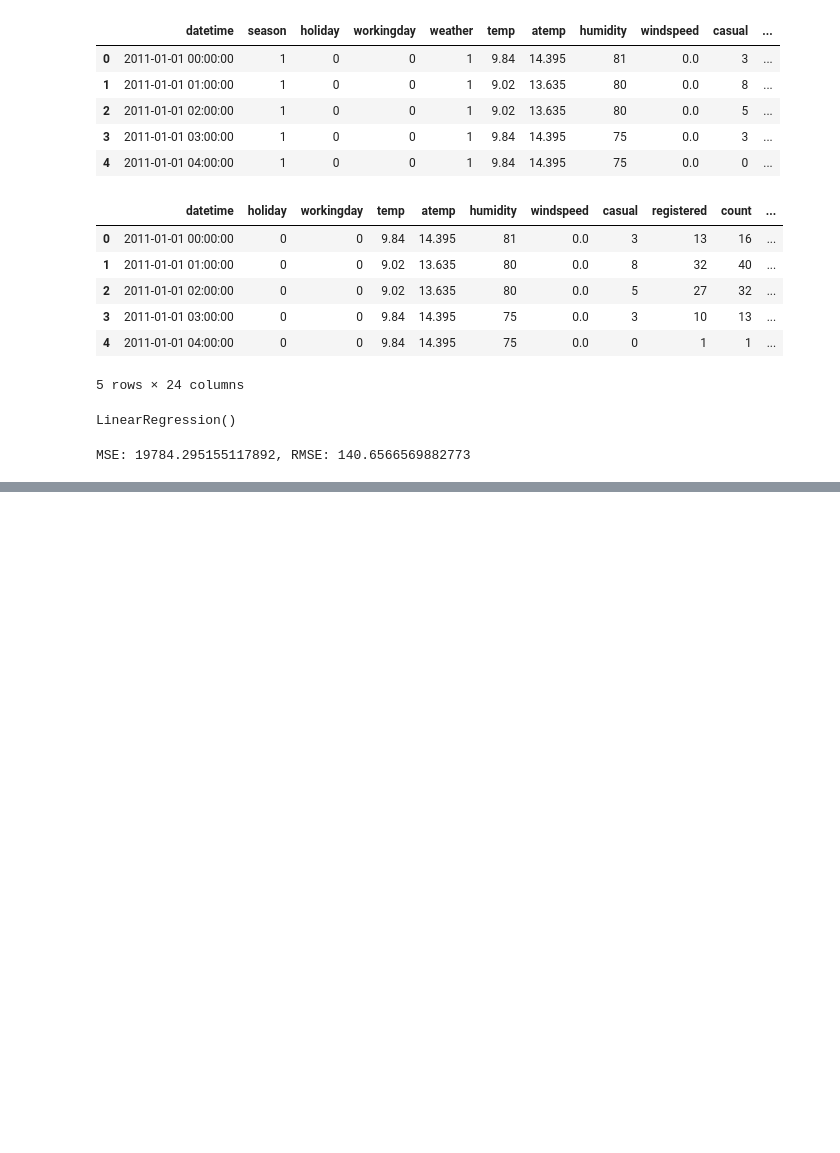
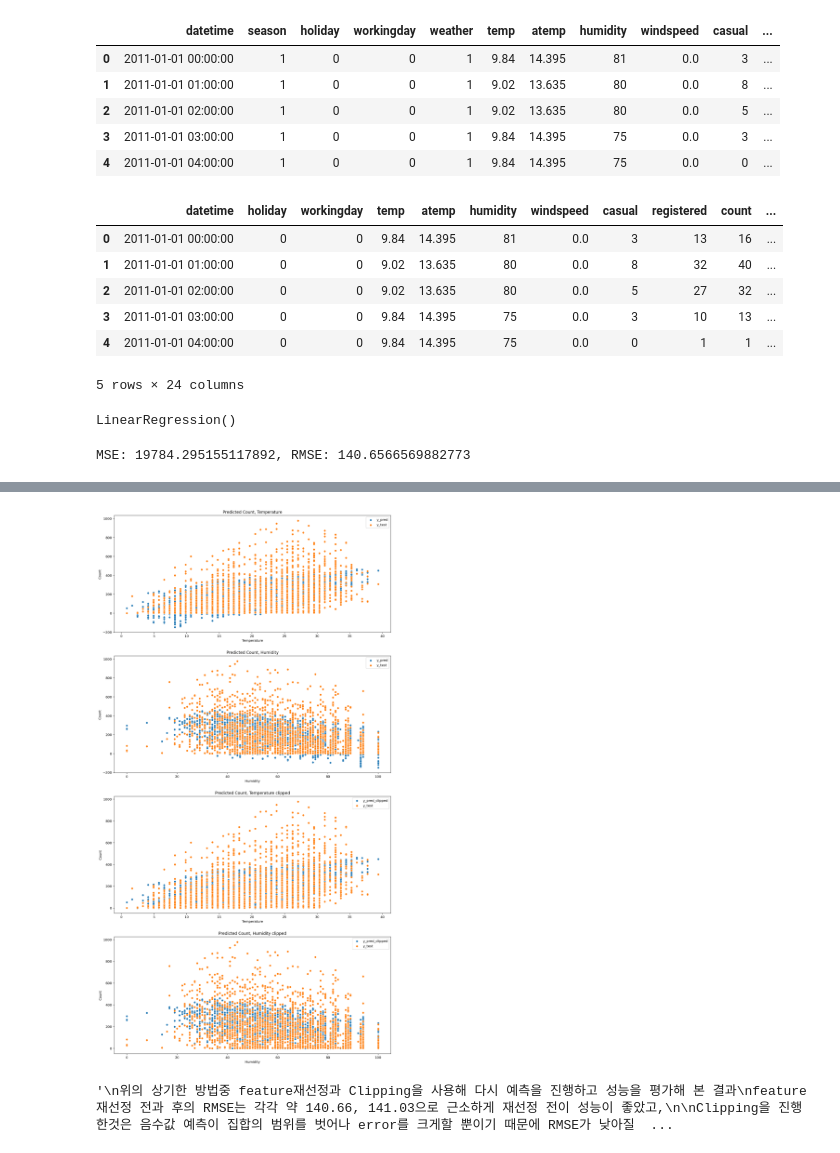
Before and after one commit to ggumtakg/AIFFEL_quest_rs, a Jupyter notebook: Exploration/Ex01/Ex01.ipynb, the cells around one changed output, grey strips where cells are left out. Drawn from its saved outputs; the diff is of its cells as text; code cells hidden in the pictures; blank space fills up the shorter version.

```diff
--- a/Exploration/Ex01/Ex01.ipynb
+++ b/Exploration/Ex01/Ex01.ipynb
@@ -379,0 +415,47 @@ plt.show()
+# %%
+plt.figure(figsize=(15, 30))#예측과 실제 시각화
+plt.subplot(4, 1, 1)
+sns.scatterplot(x=X_test['temp'], y=y_pred, label='y_pred')
+sns.scatterplot(x=X_test['temp'], y=y_test, label='y_test')
+plt.title('Predicted Count, Temperature')
+plt.xlabel('Temperature')
+plt.ylabel('Count')
+plt.legend()
+
+plt.subplot(4, 1, 2)
+sns.scatterplot(x=X_test['humidity'], y=y_pred, label='y_pred')
+sns.scatterplot(x=X_test['humidity'], y=y_test, label='y_test')
+plt.title('Predicted Count, Humidity')
+plt.xlabel('Humidity')
+plt.ylabel('Count')
+plt.legend()
+
+plt.subplot(4, 1, 3)
+sns.scatterplot(x=X_test['temp'], y=y_pred_clipped, label='y_pred_clipped')
+sns.scatterplot(x=X_test['temp'], y=y_test, label='y_test')
+plt.title('Predicted Count, Temperature clipped')
+plt.xlabel('Temperature')
+plt.ylabel('Count')
+plt.legend()
+
+plt.subplot(4, 1, 4)
+sns.scatterplot(x=X_test['humidity'], y=y_pred_clipped, label='y_pred_clipped')
+sns.scatterplot(x=X_test['humidity'], y=y_test, label='y_test')
+plt.title('Predicted Count, Humidity clipped')
+plt.xlabel('Humidity')
+plt.ylabel('Count')
+plt.legend()
+
+plt.show()
+# %% [output]
+[figure, added]
+# %%
+'''
+위의 상기한 방법중 feature재선정과 Clipping을 사용해 다시 예측을 진행하고 성능을 평가해 본 결과
+feature재선정 전과 후의 RMSE는 각각 약 140.66, 141.03으로 근소하게 재선정 전이 성능이 좋았고,
+
+Clipping을 진행한것은 음수값 예측이 집합의 범위를 벗어나 error를 크게할 뿐이기 때문에 RMSE가 낮아질 수 밖에 없었고
+141.03에서 140.03으로 약 1가량 낮아젔다.
+'''
+# %% [output]
+'\n위의 상기한 방법중 feature재선정과 Clipping을 사용해 다시 예측을 진행하고 성능을 평가해 본 결과\nfeature재선정 전과 후의 RMSE는 각각 약 140.66, 141.03으로 근소하게 재선정 전이 성능이 좋았고,\n\nClipping을 진행한것은 음수값 예측이 집합의 범위를 벗어나 error를 크게할 뿐이기 때문에 RMSE가 낮아질  ...
```
Also changed, not shown: parts of 7 cells of this notebook.
